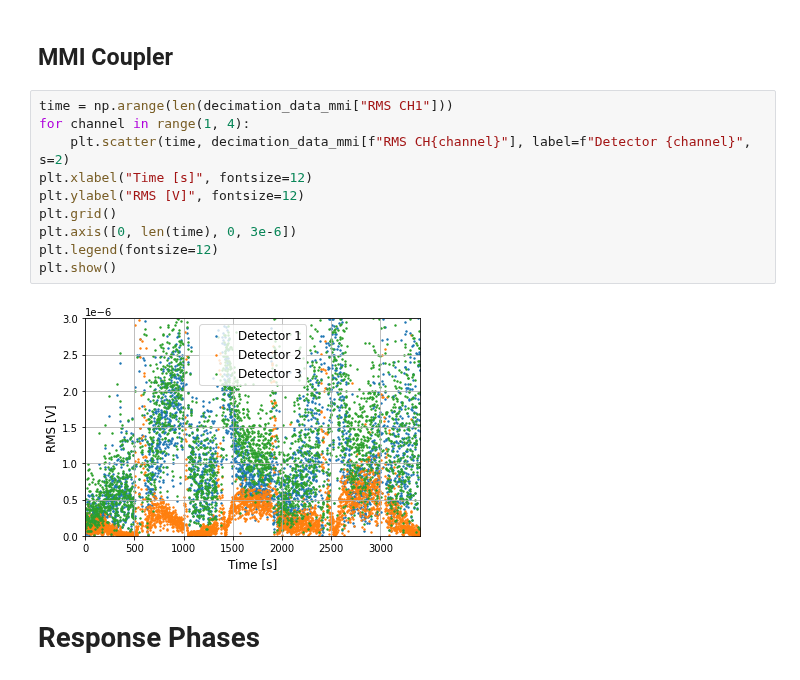
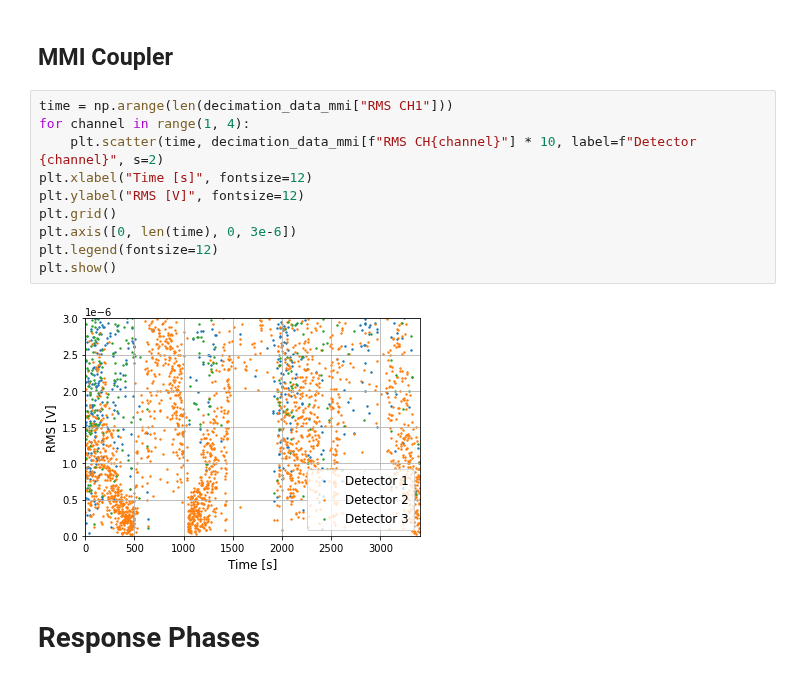
Before and after one commit to bilaljo/MiniPTI, a Jupyter notebook: notebooks/pti.ipynb, the cells around one changed output. Drawn from its saved outputs; the diff is of its cells as text.

```diff
--- a/notebooks/pti.ipynb
+++ b/notebooks/pti.ipynb
@@ -56,15 +56,15 @@ plt.show()
 # %%
 time = np.arange(len(decimation_data_mmi["RMS CH1"]))
 for channel in range(1, 4):
-    plt.scatter(time, decimation_data_mmi[f"RMS CH{channel}"], label=f"Detector {channel}", s=2)
+    plt.scatter(time, decimation_data_mmi[f"RMS CH{channel}"] * 10, label=f"Detector {channel}", s=2)
 plt.xlabel("Time [s]", fontsize=12)
 plt.ylabel("RMS [V]", fontsize=12)
 plt.grid()
 plt.axis([0, len(time), 0, 3e-6])
 plt.legend(fontsize=12)
 plt.show()
 # %% [output]
-[figure, old version]
+[figure, new version]
 # %% [markdown]
 # Response Phases
 # %% [markdown]
```
Also changed, not shown: parts of 4 cells of this notebook, 1 other file.
